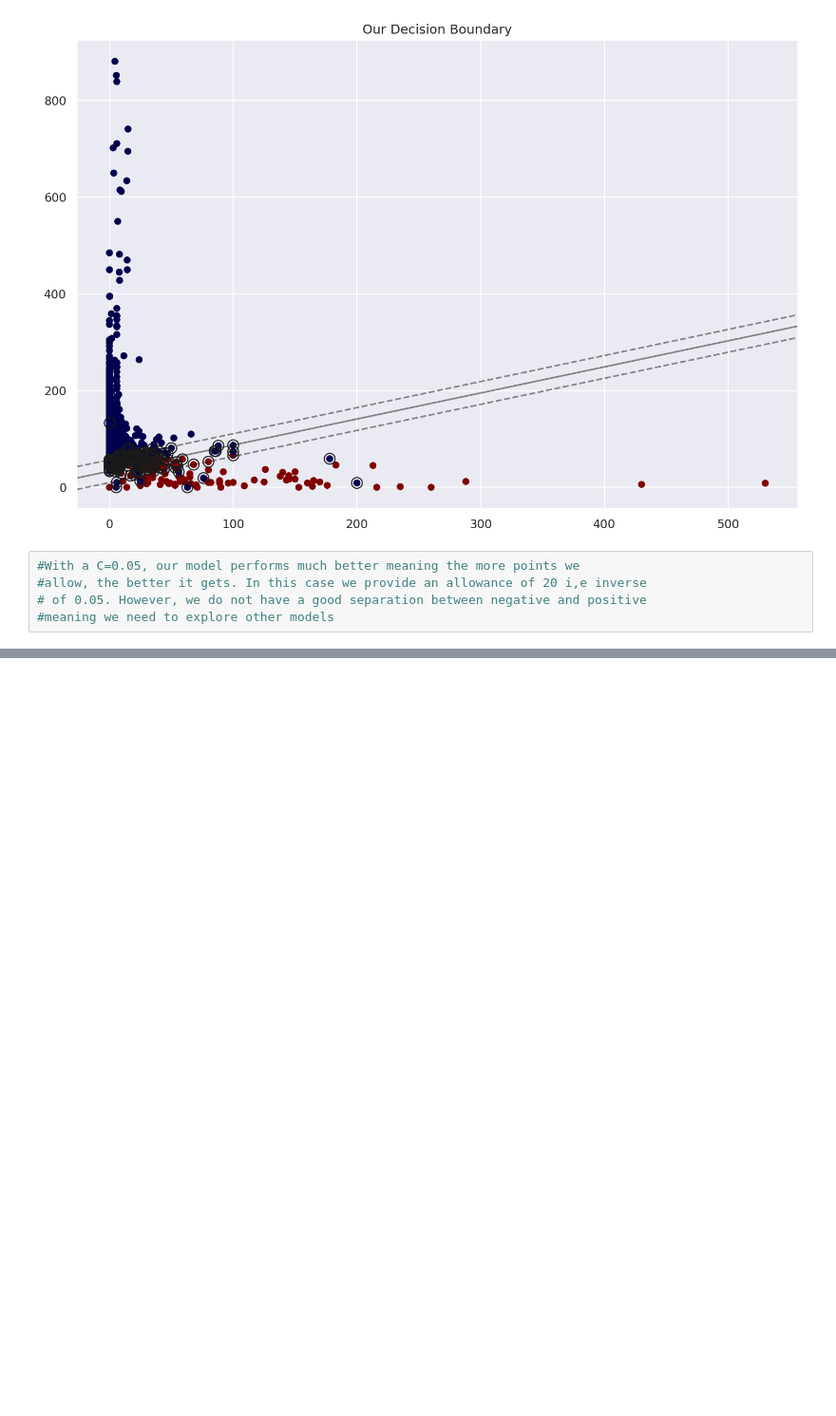
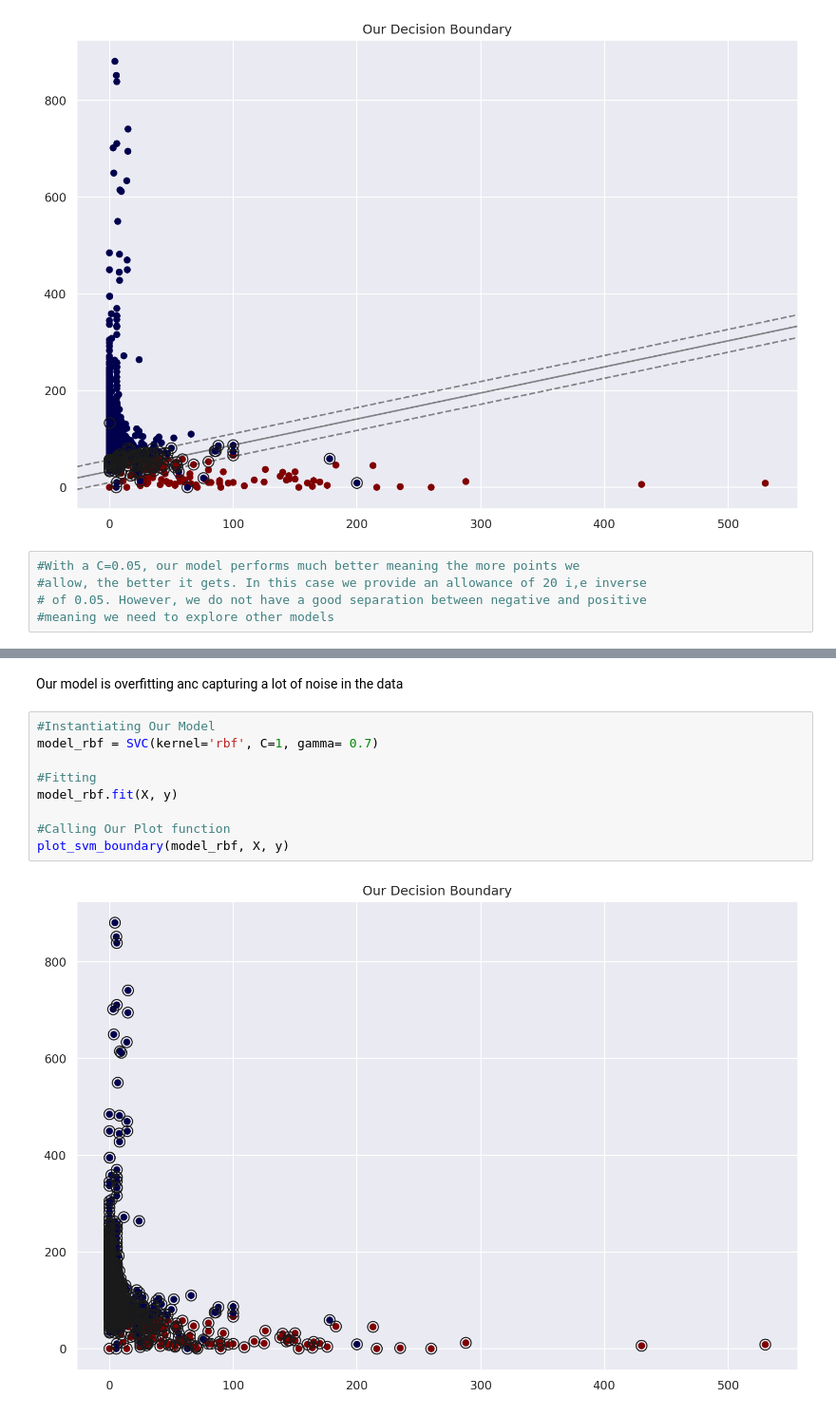
Before and after one commit to Obreintelly/Nairobi_Hospital_Hypothyroid_Model, a Jupyter notebook: Nairobi_Hospital_Hypothyroidism_Prediction_Model.ipynb, the cells around one changed output, grey strips where cells are left out. Shown at 95% size. Drawn from its saved outputs; the diff is of its cells as text; blank space fills up the shorter version.

```diff
--- a/Nairobi_Hospital_Hypothyroidism_Prediction_Model.ipynb
+++ b/Nairobi_Hospital_Hypothyroidism_Prediction_Model.ipynb
@@ -1502,0 +1547,13 @@ RBF
+# %% [markdown]
+Our model is overfitting anc capturing a lot of noise in the data
+# %%
+#Instantiating Our Model
+model_rbf = SVC(kernel='rbf', C=1, gamma= 0.7)
+
+#Fitting
+model_rbf.fit(X, y)
+
+#Calling Our Plot function
+plot_svm_boundary(model_rbf, X, y)
+# %% [output]
+[figure, added]
```
Also changed, not shown: parts of 34 cells of this notebook.
